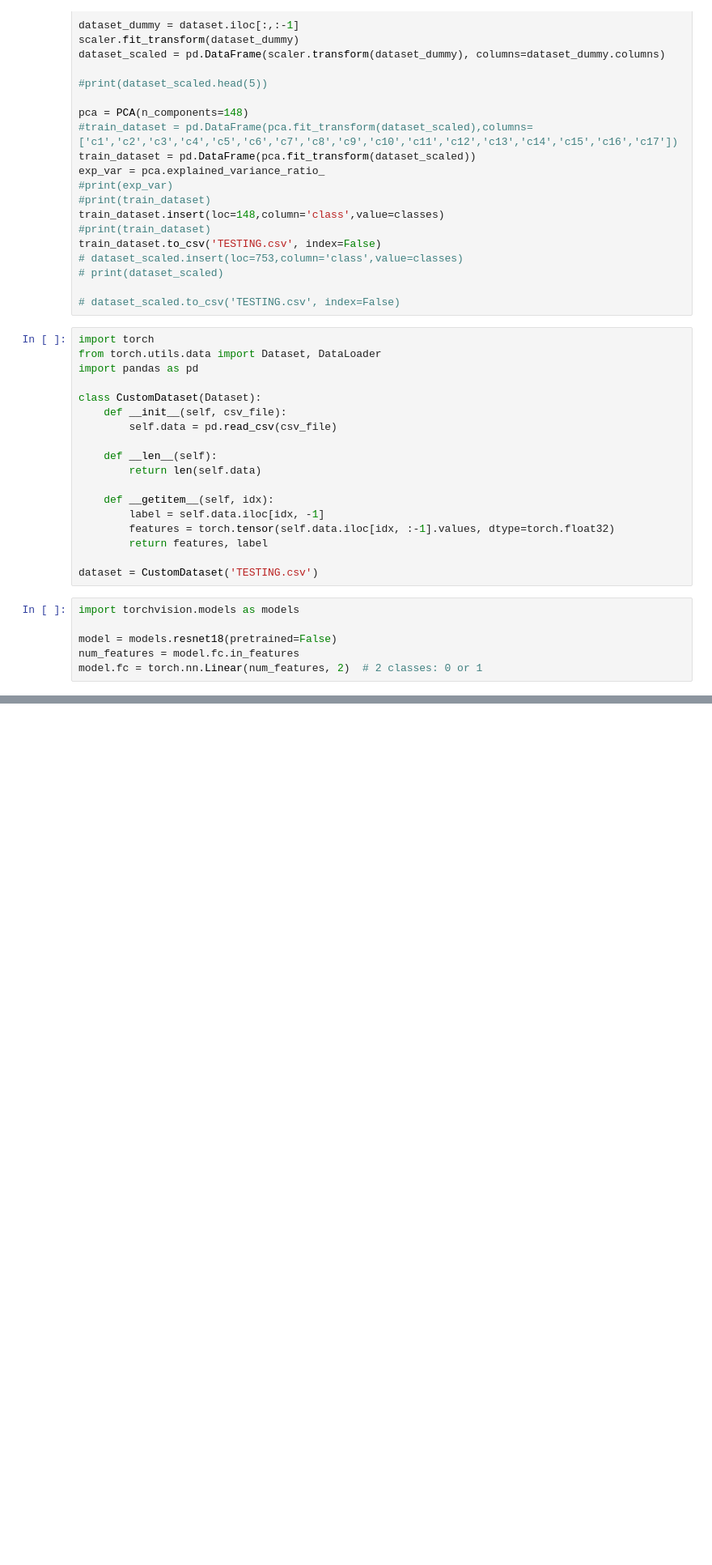
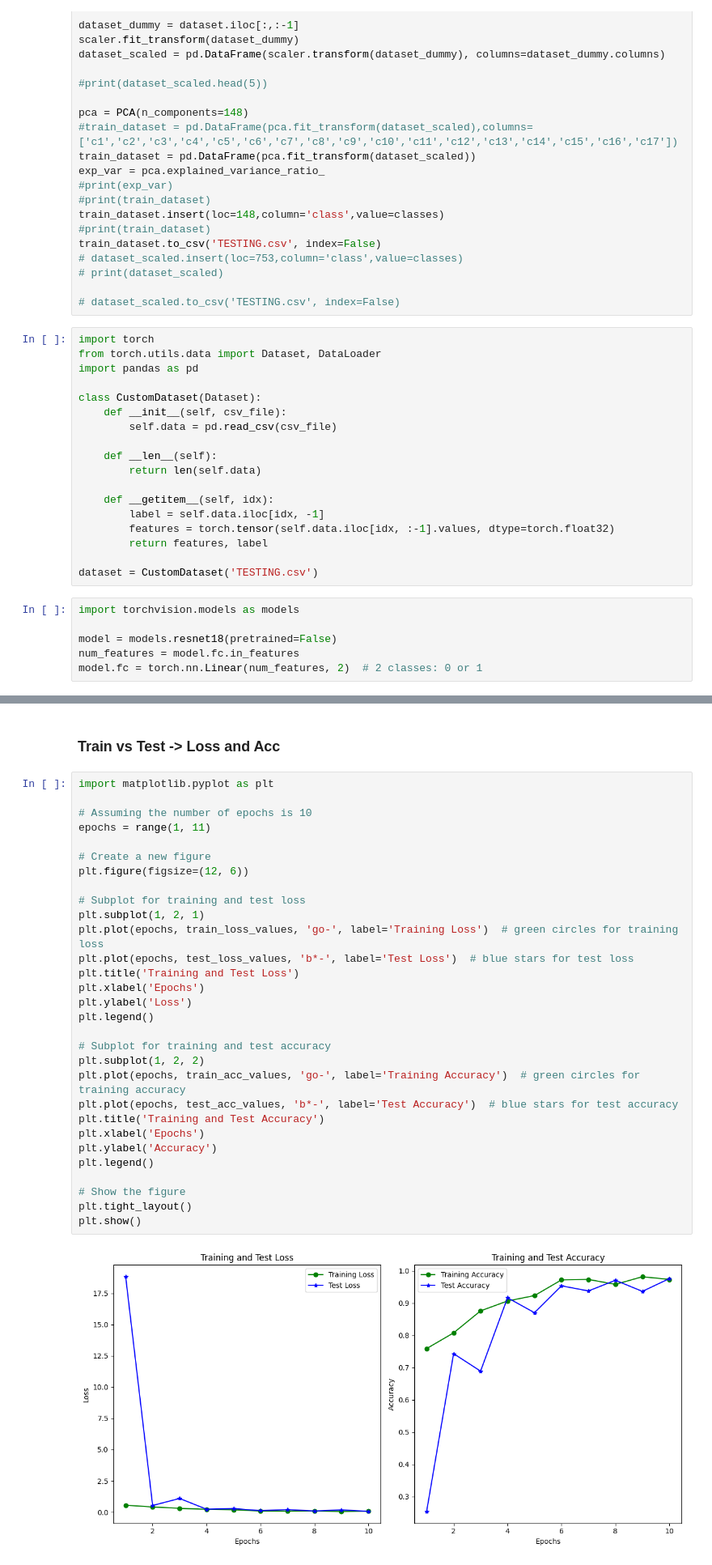
Before and after one commit to Samaresh-16/Parkinson_deepLearning, a Jupyter notebook: resnet (1).ipynb, the cells around one changed output, grey strips where cells are left out. Shown: that part at 81% size. Cells and saved outputs as stored; diff of their text form; blank space fills up the shorter version.

```diff
--- a/resnet (1).ipynb
+++ b/resnet (1).ipynb
@@ -265 +385,35 @@ Test Loss: 0.0658, Test Acc: 0.9762
 weighted avg       0.98      0.98      0.98       756
+# %% [markdown]
+<h3><b>Train vs Test -> Loss and Acc
+# %%
+import matplotlib.pyplot as plt
+
+# Assuming the number of epochs is 10
+epochs = range(1, 11)
+
+# Create a new figure
+plt.figure(figsize=(12, 6))
+
+# Subplot for training and test loss
+plt.subplot(1, 2, 1)
+plt.plot(epochs, train_loss_values, 'go-', label='Training Loss')  # green circles for training loss
+plt.plot(epochs, test_loss_values, 'b*-', label='Test Loss')  # blue stars for test loss
+plt.title('Training and Test Loss')
+plt.xlabel('Epochs')
+plt.ylabel('Loss')
+plt.legend()
+
+# Subplot for training and test accuracy
+plt.subplot(1, 2, 2)
+plt.plot(epochs, train_acc_values, 'go-', label='Training Accuracy')  # green circles for training accuracy
+plt.plot(epochs, test_acc_values, 'b*-', label='Test Accuracy')  # blue stars for test accuracy
+plt.title('Training and Test Accuracy')
+plt.xlabel('Epochs')
+plt.ylabel('Accuracy')
+plt.legend()
+
+# Show the figure
+plt.tight_layout()
+plt.show()
+# %% [output]
+[figure, added]
```
Also changed, not shown: parts of 12 cells of this notebook, 1 other file.
